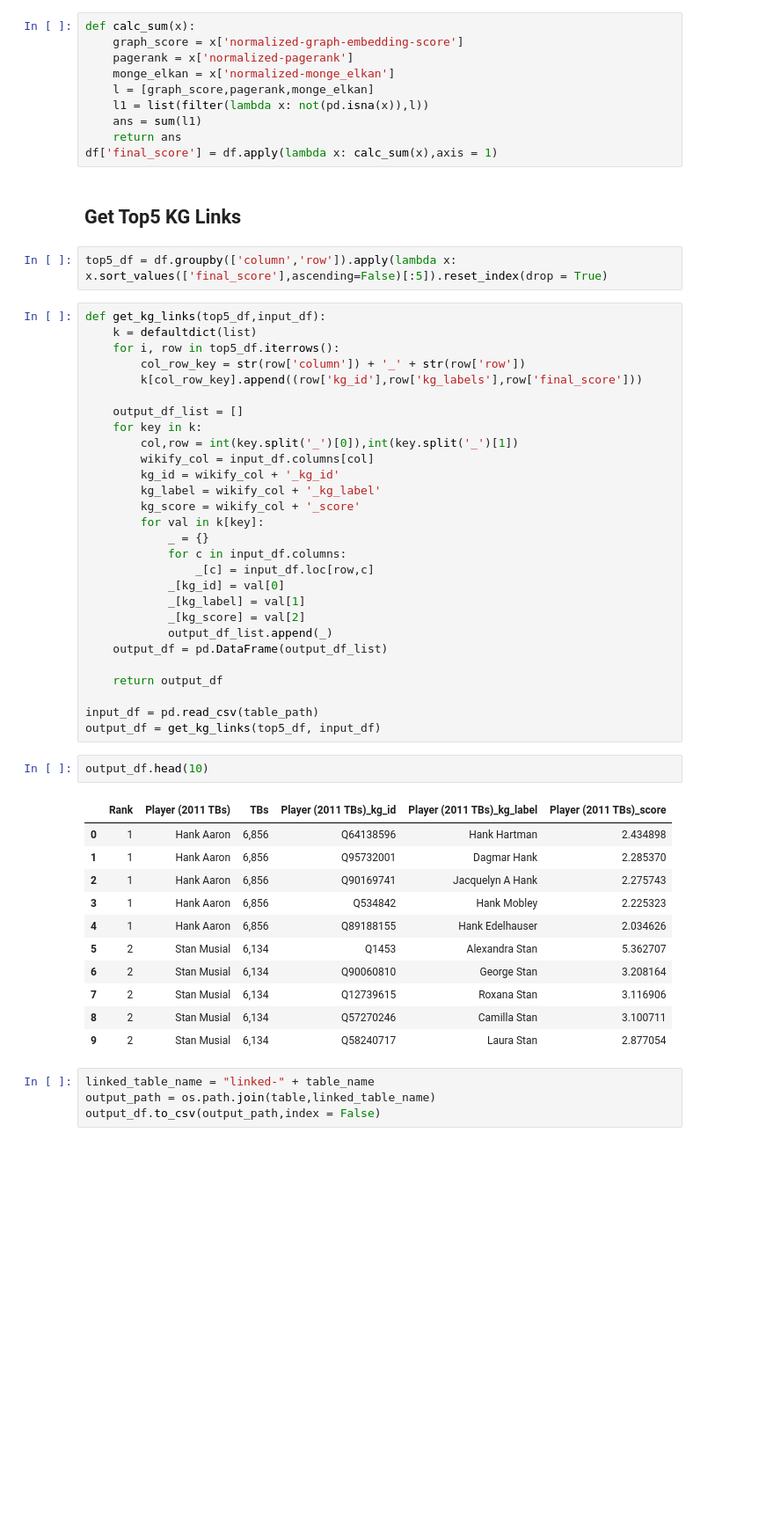
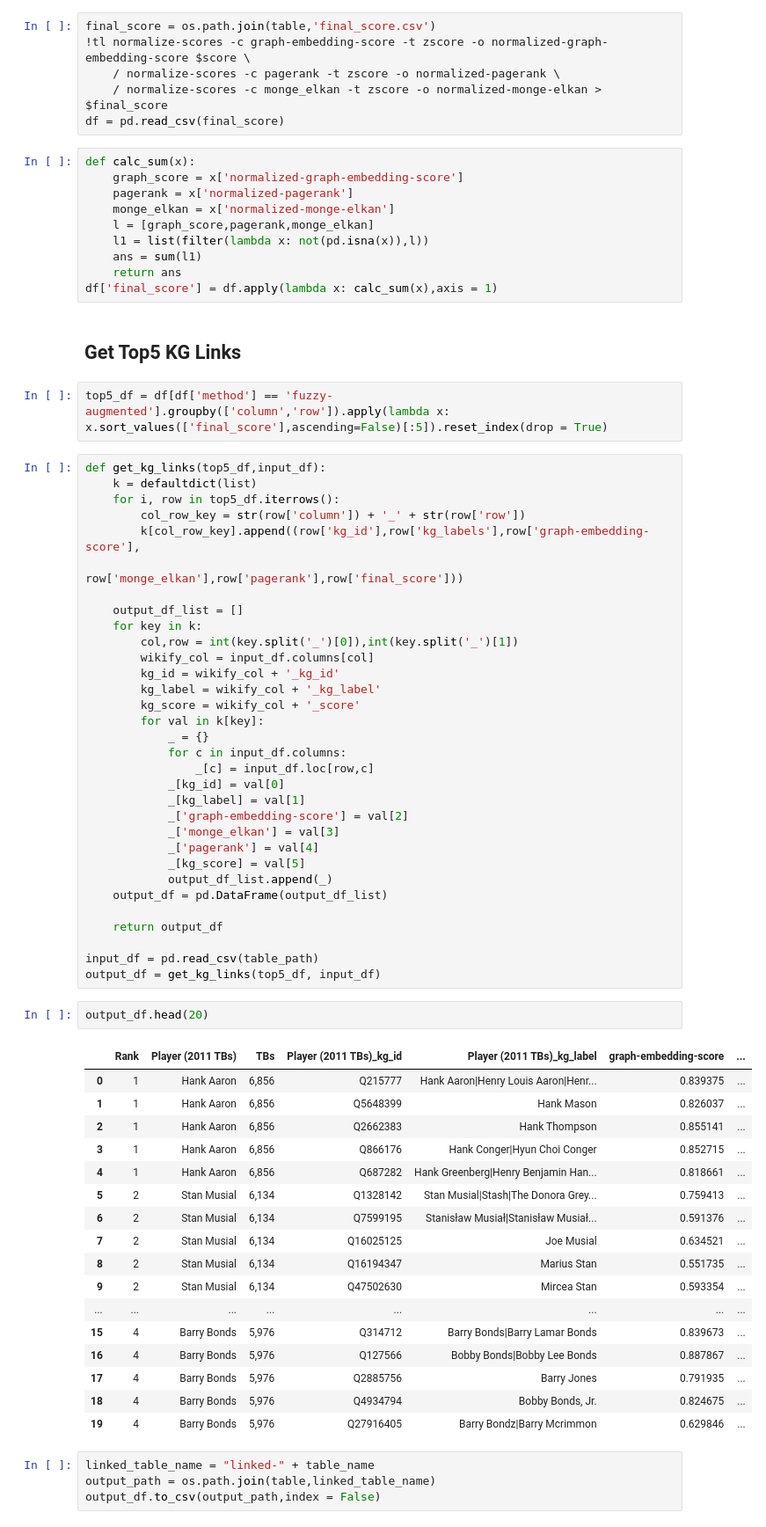
Before and after one commit to rijulvohra/table-linker-pipelines, a Jupyter notebook: table-linker-full-pipeline/table-linker-full-pipeline.ipynb, the cells around one changed output. Shown: that part at 88% size. Saved outputs shown, nothing was run; the diff lists cells and outputs as text; blank space fills up the shorter version.

```diff
--- a/table-linker-full-pipeline/table-linker-full-pipeline.ipynb
+++ b/table-linker-full-pipeline/table-linker-full-pipeline.ipynb
@@ -141,8 +131,14 @@ df = zscore_normalization(df,'monge_elkan')
+# %%
+final_score = os.path.join(table,'final_score.csv')
+!tl normalize-scores -c graph-embedding-score -t zscore -o normalized-graph-embedding-score $score \
+    / normalize-scores -c pagerank -t zscore -o normalized-pagerank \
+    / normalize-scores -c monge_elkan -t zscore -o normalized-monge-elkan > $final_score
+df = pd.read_csv(final_score)
 # %%
 def calc_sum(x):
     graph_score = x['normalized-graph-embedding-score']
     pagerank = x['normalized-pagerank']
-    monge_elkan = x['normalized-monge_elkan']
+    monge_elkan = x['normalized-monge-elkan']
     l = [graph_score,pagerank,monge_elkan]
     l1 = list(filter(lambda x: not(pd.isna(x)),l))
     ans = sum(l1)
@@ -151,13 +147,14 @@ df['final_score'] = df.apply(lambda x: calc_sum(x),axis = 1)
 # %% [markdown]
 ## Get Top5 KG Links
 # %%
-top5_df = df.groupby(['column','row']).apply(lambda x: x.sort_values(['final_score'],ascending=False)[:5]).reset_index(drop = True)
+top5_df = df[df['method'] == 'fuzzy-augmented'].groupby(['column','row']).apply(lambda x: x.sort_values(['final_score'],ascending=False)[:5]).reset_index(drop = True)
 # %%
 def get_kg_links(top5_df,input_df):
     k = defaultdict(list)
     for i, row in top5_df.iterrows():
         col_row_key = str(row['column']) + '_' + str(row['row'])
-        k[col_row_key].append((row['kg_id'],row['kg_labels'],row['final_score']))
+        k[col_row_key].append((row['kg_id'],row['kg_labels'],row['graph-embedding-score'],
+                               row['monge_elkan'],row['pagerank'],row['final_score']))
 
     output_df_list = []
     for key in k:
@@ -172,7 +169,10 @@ def get_kg_links(top5_df,input_df):
                 _[c] = input_df.loc[row,c]
             _[kg_id] = val[0]
             _[kg_label] = val[1]
-            _[kg_score] = val[2]
+            _['graph-embedding-score'] = val[2]
+            _['monge_elkan'] = val[3]
+            _['pagerank'] = val[4]
+            _[kg_score] = val[5]
             output_df_list.append(_)
     output_df = pd.DataFrame(output_df_list)
 
@@ -181,19 +181,25 @@ def get_kg_links(top5_df,input_df):
 input_df = pd.read_csv(table_path)
 output_df = get_kg_links(top5_df, input_df)
 # %%
-output_df.head(10)
+output_df.head(20)
 # %% [output]
-|  | Rank | Player (2011 TBs) | TBs | Player (2011 TBs)_kg_id | Player (2011 TBs)_kg_label | Player (2011 TBs)_score |
-| 0 | 1 | Hank Aaron | 6,856 | Q64138596 | Hank Hartman | 2.434898 |
-| 1 | 1 | Hank Aaron | 6,856 | Q95732001 | Dagmar Hank | 2.285370 |
-| 2 | 1 | Hank Aaron | 6,856 | Q90169741 | Jacquelyn A Hank | 2.275743 |
-| 3 | 1 | Hank Aaron | 6,856 | Q534842 | Hank Mobley | 2.225323 |
-| 4 | 1 | Hank Aaron | 6,856 | Q89188155 | Hank Edelhauser | 2.034626 |
-| 5 | 2 | Stan Musial | 6,134 | Q1453 | Alexandra Stan | 5.362707 |
-| 6 | 2 | Stan Musial | 6,134 | Q90060810 | George Stan | 3.208164 |
-| 7 | 2 | Stan Musial | 6,134 | Q12739615 | Roxana Stan | 3.116906 |
-| 8 | 2 | Stan Musial | 6,134 | Q57270246 | Camilla Stan | 3.100711 |
-| 9 | 2 | Stan Musial | 6,134 | Q58240717 | Laura Stan | 2.877054 |
+|  | Rank | Player (2011 TBs) | TBs | Player (2011 TBs)_kg_id | Player (2011 TBs)_kg_label | graph-embedding-score | ... |
+| 0 | 1 | Hank Aaron | 6,856 | Q215777 | Hank Aaron|Henry Louis Aaron|Henr... | 0.839375 | ... |
+| 1 | 1 | Hank Aaron | 6,856 | Q5648399 | Hank Mason | 0.826037 | ... |
+| 2 | 1 | Hank Aaron | 6,856 | Q2662383 | Hank Thompson | 0.855141 | ... |
+| 3 | 1 | Hank Aaron | 6,856 | Q866176 | Hank Conger|Hyun Choi Conger | 0.852715 | ... |
+| 4 | 1 | Hank Aaron | 6,856 | Q687282 | Hank Greenberg|Henry Benjamin Han... | 0.818661 | ... |
+| 5 | 2 | Stan Musial | 6,134 | Q1328142 | Stan Musial|Stash|The Donora Grey... | 0.759413 | ... |
+| 6 | 2 | Stan Musial | 6,134 | Q7599195 | Stanisław Musiał|Stanisław Musiał... | 0.591376 | ... |
+| 7 | 2 | Stan Musial | 6,134 | Q16025125 | Joe Musial | 0.634521 | ... |
+| 8 | 2 | Stan Musial | 6,134 | Q16194347 | Marius Stan | 0.551735 | ... |
+| 9 | 2 | Stan Musial | 6,134 | Q47502630 | Mircea Stan | 0.593354 | ... |
+| ... | ... | ... | ... | ... | ... | ... | ... |
+| 15 | 4 | Barry Bonds | 5,976 | Q314712 | Barry Bonds|Barry Lamar Bonds | 0.839673 | ... |
+| 16 | 4 | Barry Bonds | 5,976 | Q127566 | Bobby Bonds|Bobby Lee Bonds | 0.887867 | ... |
+| 17 | 4 | Barry Bonds | 5,976 | Q2885756 | Barry Jones | 0.791935 | ... |
+| 18 | 4 | Barry Bonds | 5,976 | Q4934794 | Bobby Bonds, Jr. | 0.824675 | ... |
+| 19 | 4 | Barry Bonds | 5,976 | Q27916405 | Barry Bondz|Barry Mcrimmon | 0.629846 | ... |
 # %%
 linked_table_name = "linked-" + table_name
 output_path = os.path.join(table,linked_table_name)
```
Also changed, not shown: parts of 8 cells of this notebook.
